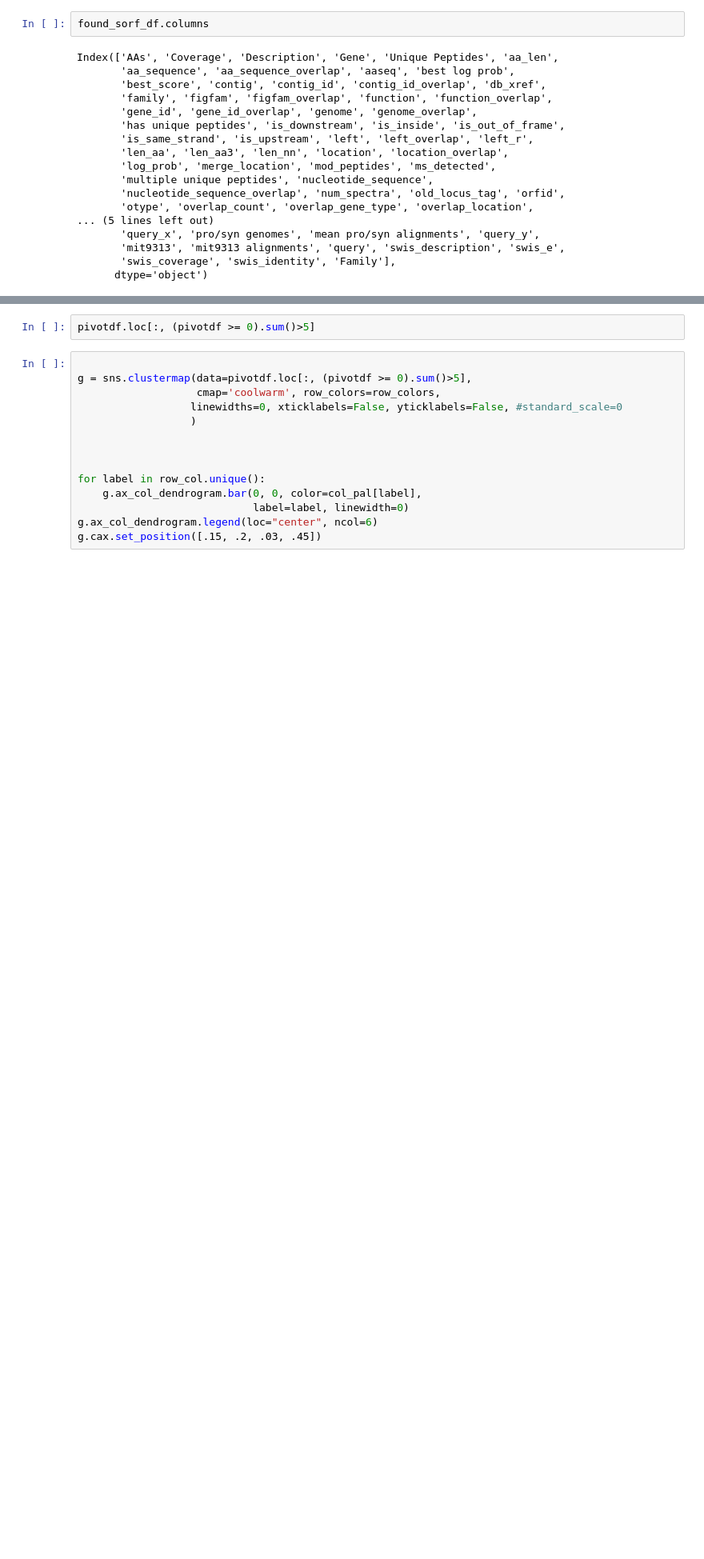
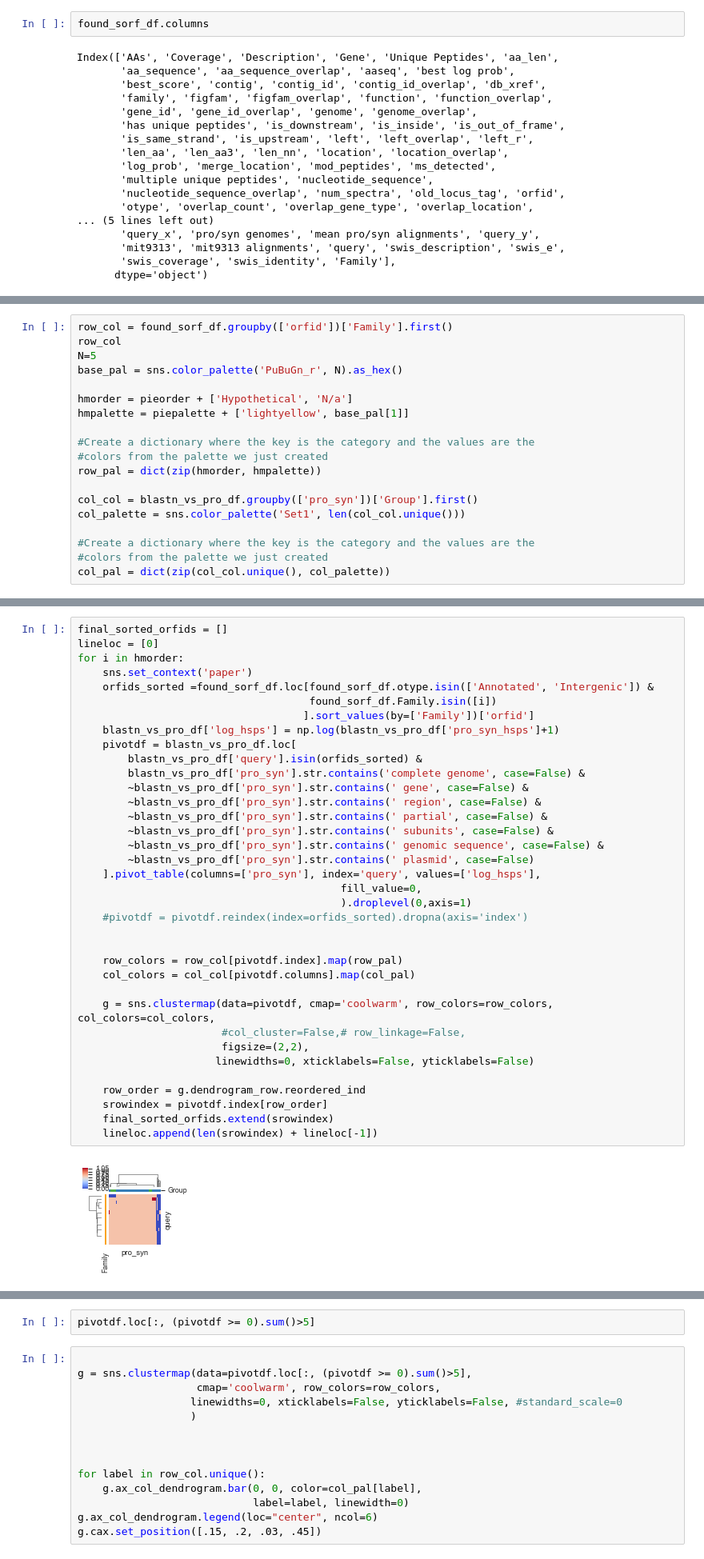
Before and after one commit to wosnat/sep, a Jupyter notebook: mit9313 - ISME2016 - proteome blast - david reanalysis.ipynb, the cells around one changed output, grey strips where cells are left out. Shown at 80% size. Cells and saved outputs as stored; diff of their text form; blank space fills up the shorter version.

```diff
--- a/mit9313 - ISME2016 - proteome blast - david reanalysis.ipynb
+++ b/mit9313 - ISME2016 - proteome blast - david reanalysis.ipynb
@@ -1016,0 +993,19 @@ blastn_vs_pro_df.loc[
+# %%
+row_col = found_sorf_df.groupby(['orfid'])['Family'].first()
+row_col
+N=5
+base_pal = sns.color_palette('PuBuGn_r', N).as_hex()
+
+hmorder = pieorder + ['Hypothetical', 'N/a']
+hmpalette = piepalette + ['lightyellow', base_pal[1]]
+
+#Create a dictionary where the key is the category and the values are the
+#colors from the palette we just created
+row_pal = dict(zip(hmorder, hmpalette))
+
+col_col = blastn_vs_pro_df.groupby(['pro_syn'])['Group'].first()
+col_palette = sns.color_palette('Set1', len(col_col.unique()))
+
+#Create a dictionary where the key is the category and the values are the
+#colors from the palette we just created
+col_pal = dict(zip(col_col.unique(), col_palette))
@@ -1016,0 +1034,38 @@ blastn_vs_pro_df.loc[
+# %%
+final_sorted_orfids = []
+lineloc = [0]
+for i in hmorder:
+    sns.set_context('paper')
+    orfids_sorted =found_sorf_df.loc[found_sorf_df.otype.isin(['Annotated', 'Intergenic']) &
+                                     found_sorf_df.Family.isin([i])
+                                    ].sort_values(by=['Family'])['orfid']
+    blastn_vs_pro_df['log_hsps'] = np.log(blastn_vs_pro_df['pro_syn_hsps']+1)
+    pivotdf = blastn_vs_pro_df.loc[
+        blastn_vs_pro_df['query'].isin(orfids_sorted) &
+        blastn_vs_pro_df['pro_syn'].str.contains('complete genome', case=False) &
+        ~blastn_vs_pro_df['pro_syn'].str.contains(' gene', case=False) &
+        ~blastn_vs_pro_df['pro_syn'].str.contains(' region', case=False) &
+        ~blastn_vs_pro_df['pro_syn'].str.contains(' partial', case=False) &
+        ~blastn_vs_pro_df['pro_syn'].str.contains(' subunits', case=False) &
+        ~blastn_vs_pro_df['pro_syn'].str.contains(' genomic sequence', case=False) &
+        ~blastn_vs_pro_df['pro_syn'].str.contains(' plasmid', case=False)
+    ].pivot_table(columns=['pro_syn'], index='query', values=['log_hsps'],
+                                          fill_value=0,
+                                          ).droplevel(0,axis=1)
+    #pivotdf = pivotdf.reindex(index=orfids_sorted).dropna(axis='index')
+
+
+    row_colors = row_col[pivotdf.index].map(row_pal)
+    col_colors = col_col[pivotdf.columns].map(col_pal)
+
+    g = sns.clustermap(data=pivotdf, cmap='coolwarm', row_colors=row_colors, col_colors=col_colors,
+                       #col_cluster=False,# row_linkage=False,
+                       figsize=(2,2),
+                      linewidths=0, xticklabels=False, yticklabels=False)
+
+    row_order = g.dendrogram_row.reordered_ind
+    srowindex = pivotdf.index[row_order]
+    final_sorted_orfids.extend(srowindex)
+    lineloc.append(len(srowindex) + lineloc[-1])
+# %% [output]
+[figure, added]
```
Also changed, not shown: parts of 33 cells of this notebook.
